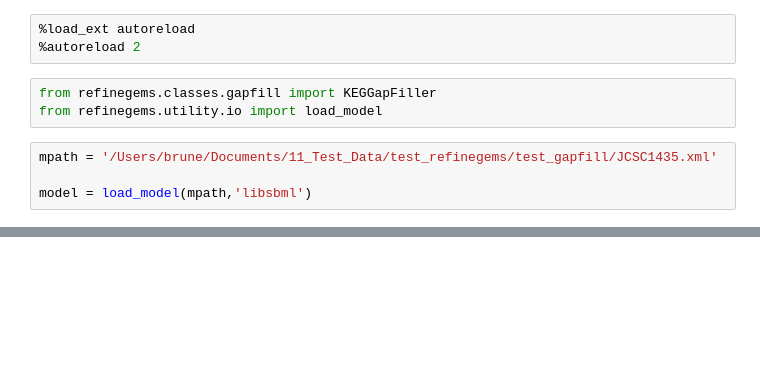
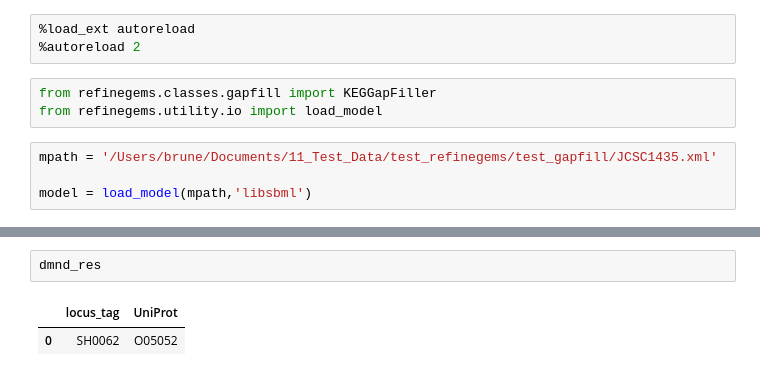
Before and after one commit to draeger-lab/refinegems, a Jupyter notebook: dev/gapfill-testing.ipynb, the cells around one changed output, grey strips where cells are left out. Cells and saved outputs as stored; diff of their text form; blank space fills up the shorter version.

```diff
--- a/dev/gapfill-testing.ipynb
+++ b/dev/gapfill-testing.ipynb
@@ -47,0 +217,5 @@ gene_table
+# %%
+dmnd_res
+# %% [output]
+|  | locus_tag | UniProt |
+| 0 | SH0062 | O05052 |
```
Also changed, not shown: parts of 12 cells of this notebook, 6 other files.
